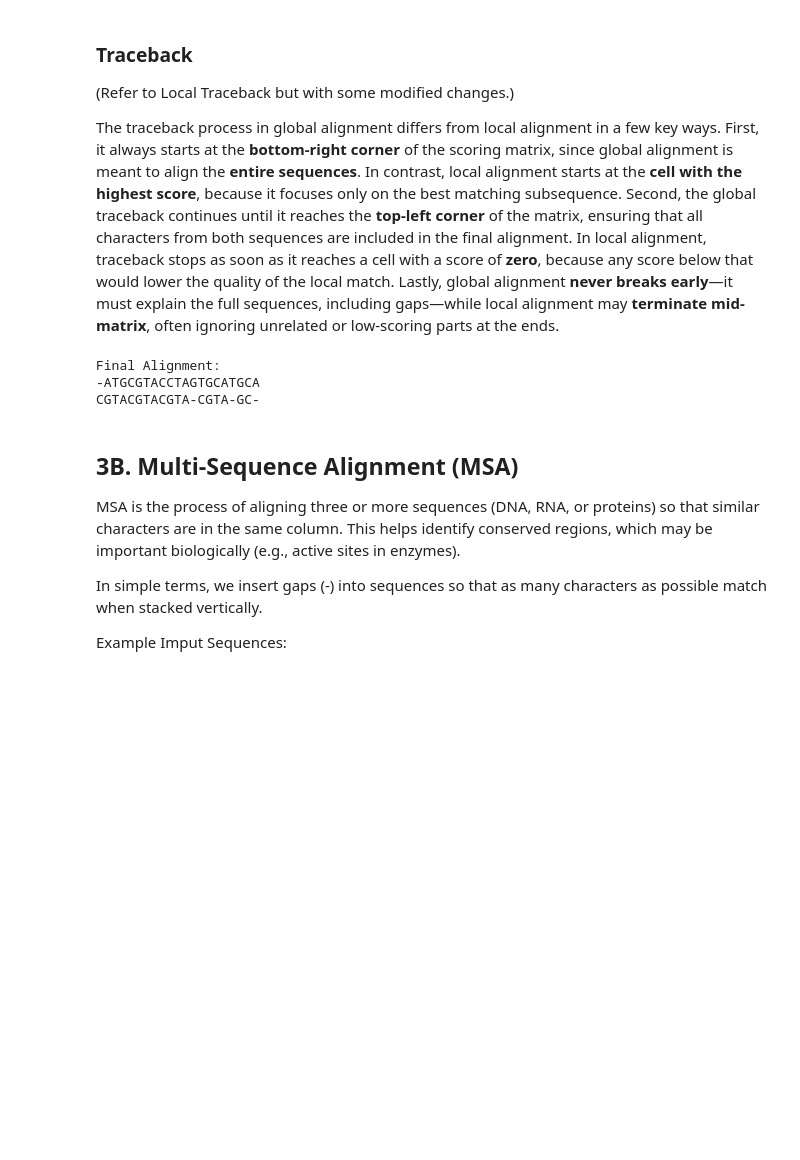
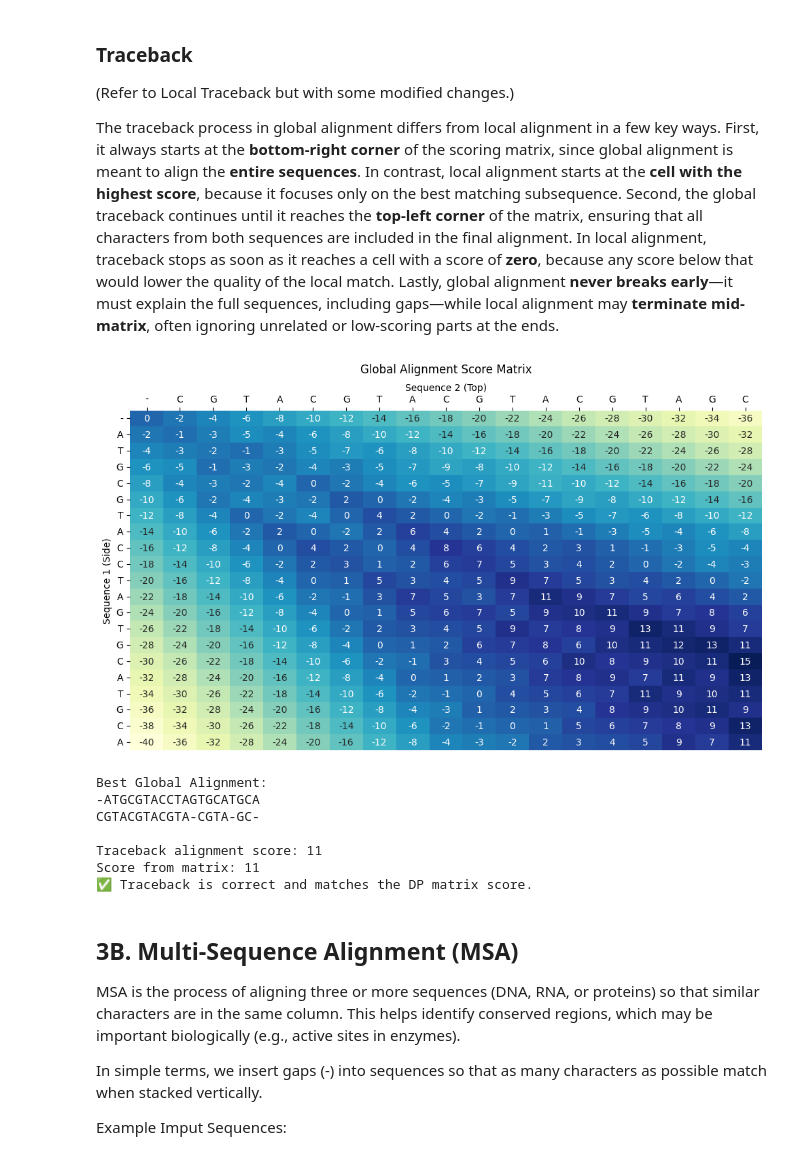
Before and after one commit to TheDetective14/BSDSBA2028-DSA-FinalProj, a Jupyter notebook: THIS IS THE ONE!!!.ipynb, the cells around one changed output. Cells and saved outputs as stored; diff of their text form; code cells hidden in the pictures; blank space fills up the shorter version.

Commit message:
Local and Global Proofs

```diff
--- a/THIS IS THE ONE!!!.ipynb
+++ b/THIS IS THE ONE!!!.ipynb
@@ -510,4 +556,15 @@ CGTACGTACGTACGTAGC
 ## 3A. Needleman Wunsch Algorithm
 # %% [markdown]
 Global alignment traceback is the process of reconstructing the full alignment between two sequences after the dynamic programming (DP) matrix has been filled. It is used in the Needleman-Wunsch algorithm and ensures that the alignment includes every character from both sequences, even if gaps are needed.
+# %%
+# -------------------------------
+# Scoring Parameters and Function
+# -------------------------------
+match = 2  # Score for a character match
+mismatch = -1  # Penalty for a character mismatch
+gap = -2  # Penalty for introducing a gap
+
+# Define a scoring function for any two characters
+def score(a, b):
+    return match if a == b else mismatch  # Return match or mismatch score
 # %%
@@ -627,17 +683,43 @@ def traceback_global(dp, seq1, seq2):
 
     # Return the fully aligned sequences
     return aligned1, aligned2
-# %%
-# Jupyter Notebook Cell 9: Show Final Result
-aligned1, aligned2 = traceback_global(dp_matrix, seq1, seq2)
-
-print("Final Alignment:")
-print(aligned1)
-print(aligned2)
-# %% [output]
-Final Alignment:
--ATGCGTACCTAGTGCATGCA
-CGTACGTACGTA-CGTA-GC-
+# %%
+# -------------------------------
+# Example Run and Proof of Correctness
+# -------------------------------
+seq1 = "ATGCGTACCTAGTGCATGCA"  # First sequence
+seq2 = "CGTACGTACGTACGTAGC"  # Second sequence
+
+dp_matrix = needleman_wunsch(seq1, seq2)  # Fill matrix for global alignment
+
+show_matrix_global(dp_matrix, seq1, seq2)  # Show the heatmap
+
+aligned1, aligned2 = traceback_global(dp_matrix, seq1, seq2)  # Traceback starts from bottom-right
+
+print("Best Global Alignment:")  # Output label
+print(aligned1)  # Print aligned version of seq1
+print(aligned2)  # Print aligned version of seq2
+
+traceback_score = compute_alignment_score(aligned1, aligned2)  # Score of alignment
+matrix_score = dp_matrix[len(seq1)][len(seq2)]  # Final cell holds the total score
+
+print("\nTraceback alignment score:", traceback_score)
+print("Score from matrix:", matrix_score)
+
+# Verify the traceback correctness
+if traceback_score == matrix_score:
+    print("✅ Traceback is correct and matches the DP matrix score.")
+else:
+    print("❌ Traceback score does not match matrix. There may be an error.")
+# %% [output]
+[figure, added]
+Best Global Alignment:
+-ATGCGTACCTAGTGCATGCA
+CGTACGTACGTA-CGTA-GC-
+
+Traceback alignment score: 11
+Score from matrix: 11
+✅ Traceback is correct and matches the DP matrix score.
 # %% [markdown]
 ## 3B. Multi-Sequence Alignment (MSA)
 MSA is the process of aligning three or more sequences (DNA, RNA, or proteins) so that similar characters are in the same column. This helps identify conserved regions, which may be important biologically (e.g., active sites in enzymes).
```
Also changed, not shown: parts of 12 cells of this notebook.
